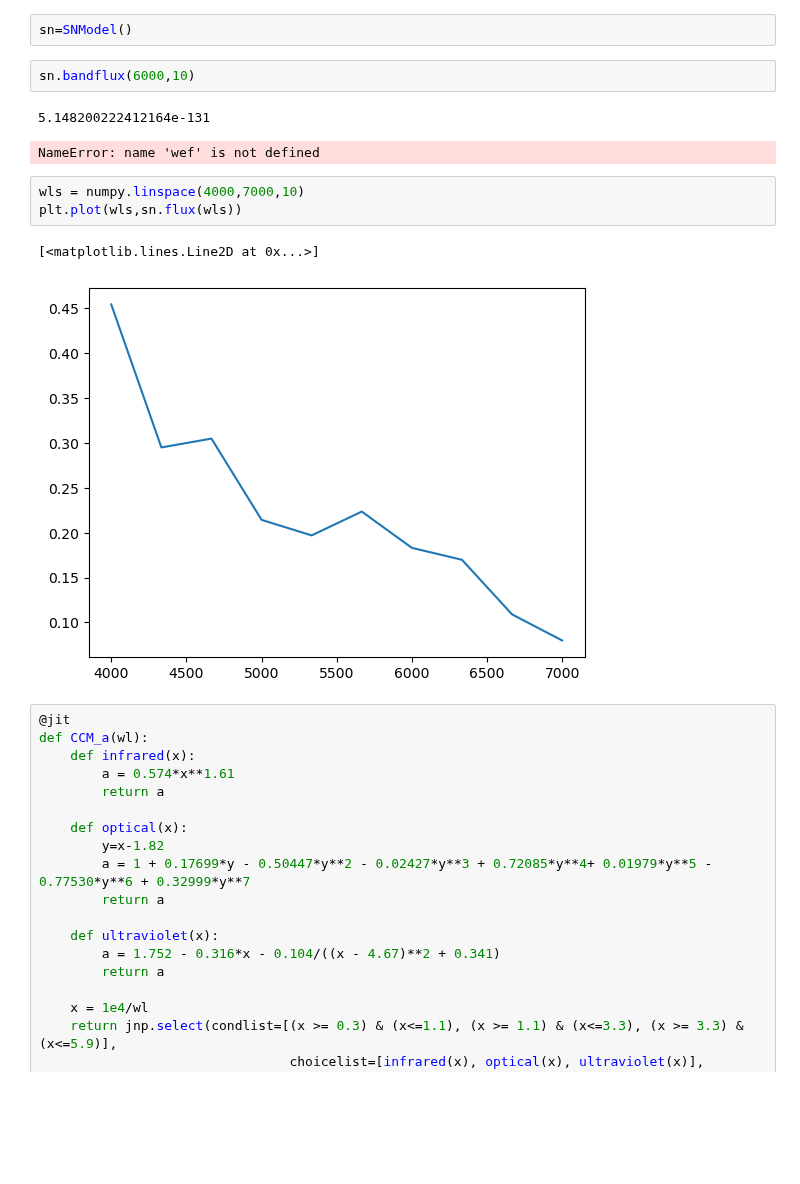
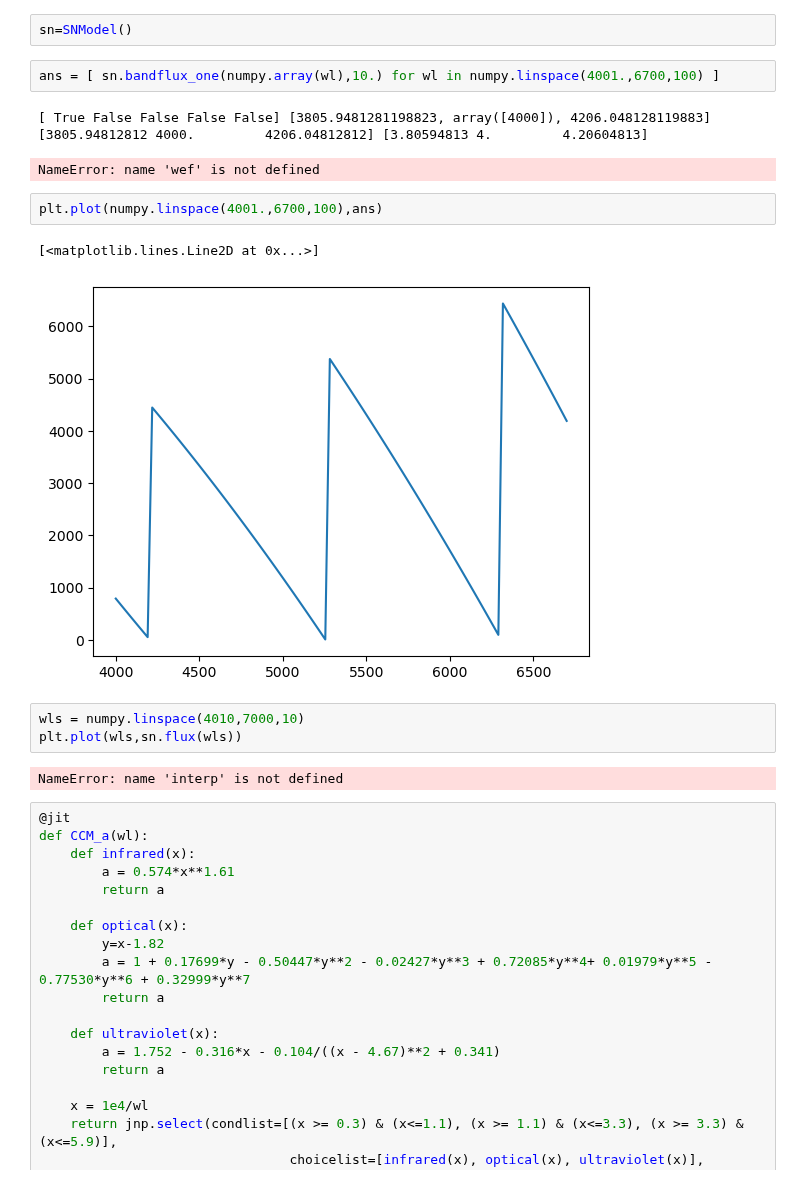
Before and after one commit to AlexGKim/UNITY3, a Jupyter notebook: nb/Simplest.ipynb, the cells around one changed output. Drawn from its saved outputs; the diff is of its cells as text; blank space fills up the shorter version.

```diff
--- a/nb/Simplest.ipynb
+++ b/nb/Simplest.ipynb
@@ -91,16 +131,21 @@ class SNModel(object):
 # %%
 sn=SNModel()
 # %%
-sn.bandflux(6000,10)
+ans = [ sn.bandflux_one(numpy.array(wl),10.) for wl in numpy.linspace(4001.,6700,100) ]
 # %% [output]
-5.148200222412164e-131
+[ True False False False False] [3805.9481281198823, array([4000]), 4206.048128119883]
+[3805.94812812 4000.         4206.04812812] [3.80594813 4.         4.20604813]
 NameError: name 'wef' is not defined
+# %%
+plt.plot(numpy.linspace(4001.,6700,100),ans)
+# %% [output]
+[<matplotlib.lines.Line2D at 0x...>]
+[figure, added]
 # %%
-wls = numpy.linspace(4000,7000,10)
+wls = numpy.linspace(4010,7000,10)
 plt.plot(wls,sn.flux(wls))
 # %% [output]
-[<matplotlib.lines.Line2D at 0x...>]
+NameError: name 'interp' is not defined
-[figure, removed]
 # %%
 @jit
 def CCM_a(wl):
```
Also changed, not shown: parts of 1 cell of this notebook.
